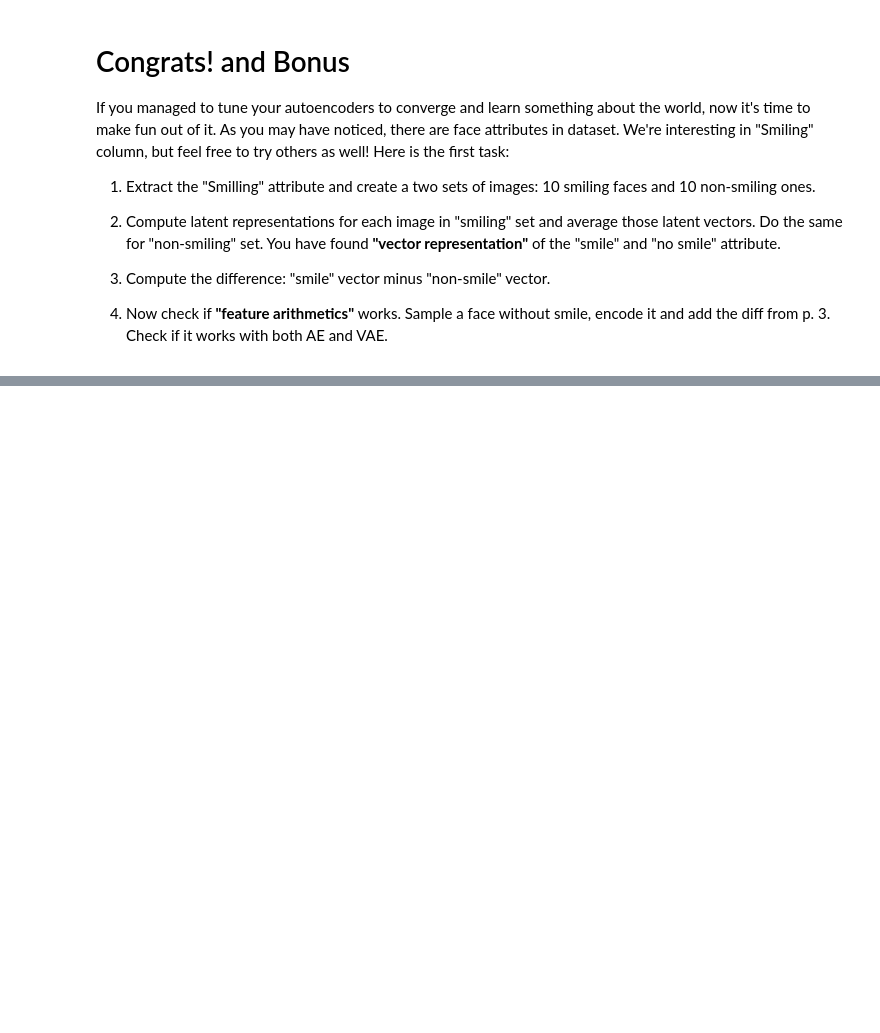
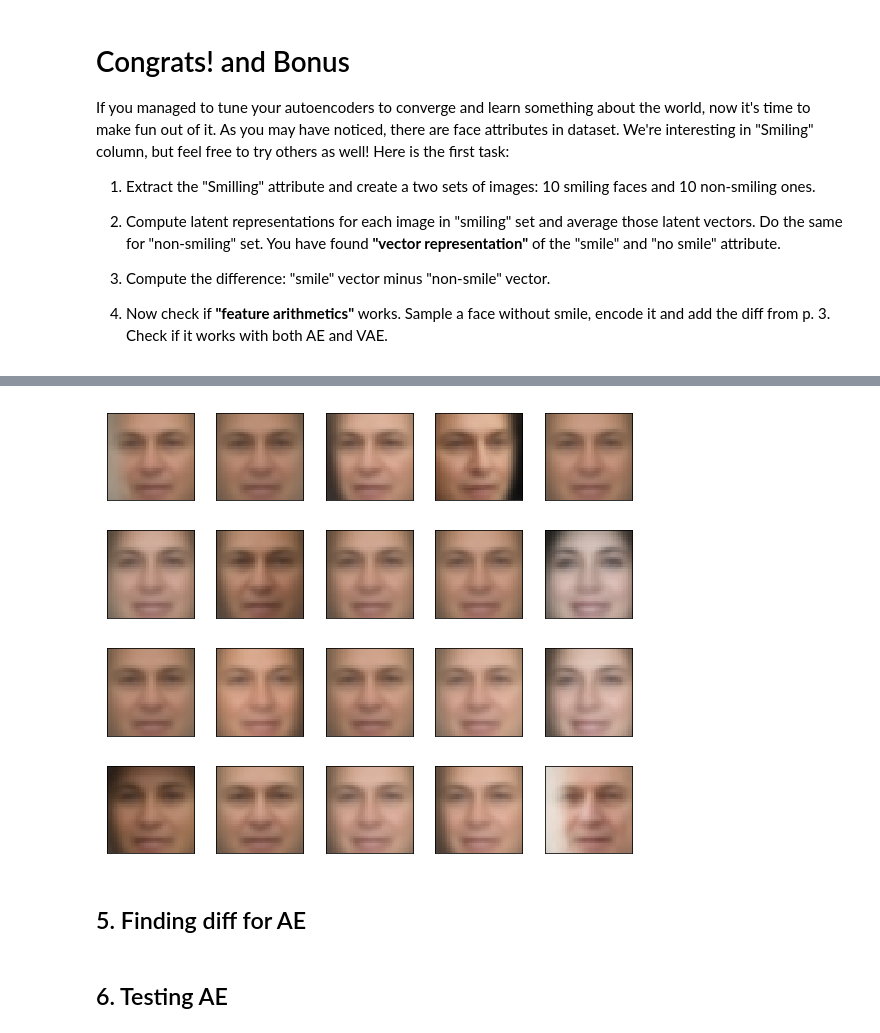
Before and after one commit to dzisandy/Deep-Learning, a Jupyter notebook: HW3/homework03_part2_vae_advanced.ipynb, the cells around one changed output, grey strips where cells are left out. Saved outputs shown, nothing was run; the diff lists cells and outputs as text; code cells hidden in the pictures; blank space fills up the shorter version.

```diff
--- a/HW3/homework03_part2_vae_advanced.ipynb
+++ b/HW3/homework03_part2_vae_advanced.ipynb
@@ -535,0 +447,21 @@ plot_gallery(sm_rec2.data.cpu().numpy(), image_h, image_w, n_row=4, n_col=5)
+# %%
+def array(data,size):
+    out = np.array(data)
+    out = out.reshape((size,-1))
+    out = out.astype('float32')
+    out = out /255
+    return out
+
+def set_gen(data, attrs, length, sign, value):
+    out = []
+    for i in range(len(attrs['Smiling'])):
+        if sign == 0:
+          if attrs['Smiling'][i] > value:
+              out.append(data[i])
+          if len(out) == length:
+              return out
+        else:
+          if attrs['Smiling'][i] < value:
+              out.append(data[i])
+          if len(out) == length:
+              return out
@@ -535,0 +470,6 @@ plot_gallery(sm_rec2.data.cpu().numpy(), image_h, image_w, n_row=4, n_col=5)
+# %%
+smiling = set_gen(data, attrs, length = 10, sign = 0, value =  2.5)
+nonsmiling = set_gen(data,attrs, length = 10, sign = 1, value = -2.5)
+
+x_sm = array(smiling,10)
+x_nsm = array(nonsmiling,10)
@@ -535,0 +478,6 @@ plot_gallery(sm_rec2.data.cpu().numpy(), image_h, image_w, n_row=4, n_col=5)
+# %%
+vae_model.eval()
+
+zsm, _ = vae_model(Variable(torch.from_numpy(x_sm).float().cuda()), mode =2)
+znsm, _ = vae_model(Variable(torch.from_numpy(x_nsm).float().cuda()), mode = 2)
+diff_vae = torch.mean(zsm,dim=0) - torch.mean(znsm,dim=0)
@@ -535,0 +486,3 @@ plot_gallery(sm_rec2.data.cpu().numpy(), image_h, image_w, n_row=4, n_col=5)
+# %%
+nsm_test = set_gen(data,attrs, length = 20, sign = 1, value = -2.)
+x_nsm_test = array(nsm_test,20)
@@ -535,0 +495,8 @@ plot_gallery(sm_rec2.data.cpu().numpy(), image_h, image_w, n_row=4, n_col=5)
+# %%
+znsm_vae_test, _ = vae_model(Variable(torch.from_numpy(x_nsm_test).float().cuda()), mode = 2)
+smile_reconst_vae, _ = vae_model(znsm_vae_test + diff_vae, mode = 1)
+plot_gallery(smile_reconst_vae.data.cpu().numpy(), image_h, image_w, n_row=4, n_col=5)
+# %% [output]
+[figure, added]
+# %% [markdown]
+## 5. Finding diff for AE
@@ -535,0 +509,2 @@ plot_gallery(sm_rec2.data.cpu().numpy(), image_h, image_w, n_row=4, n_col=5)
+# %% [markdown]
+## 6. Testing AE
```
Also changed, not shown: parts of 39 cells of this notebook.
